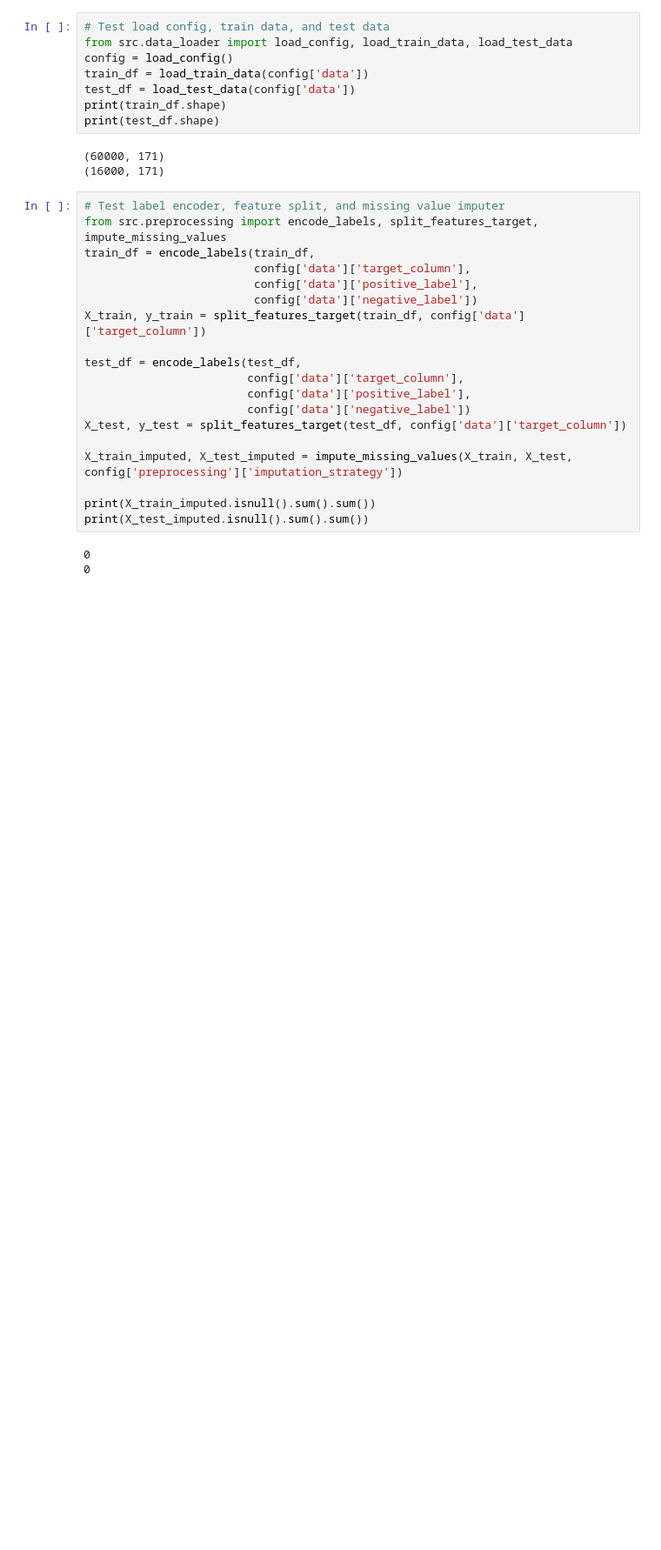
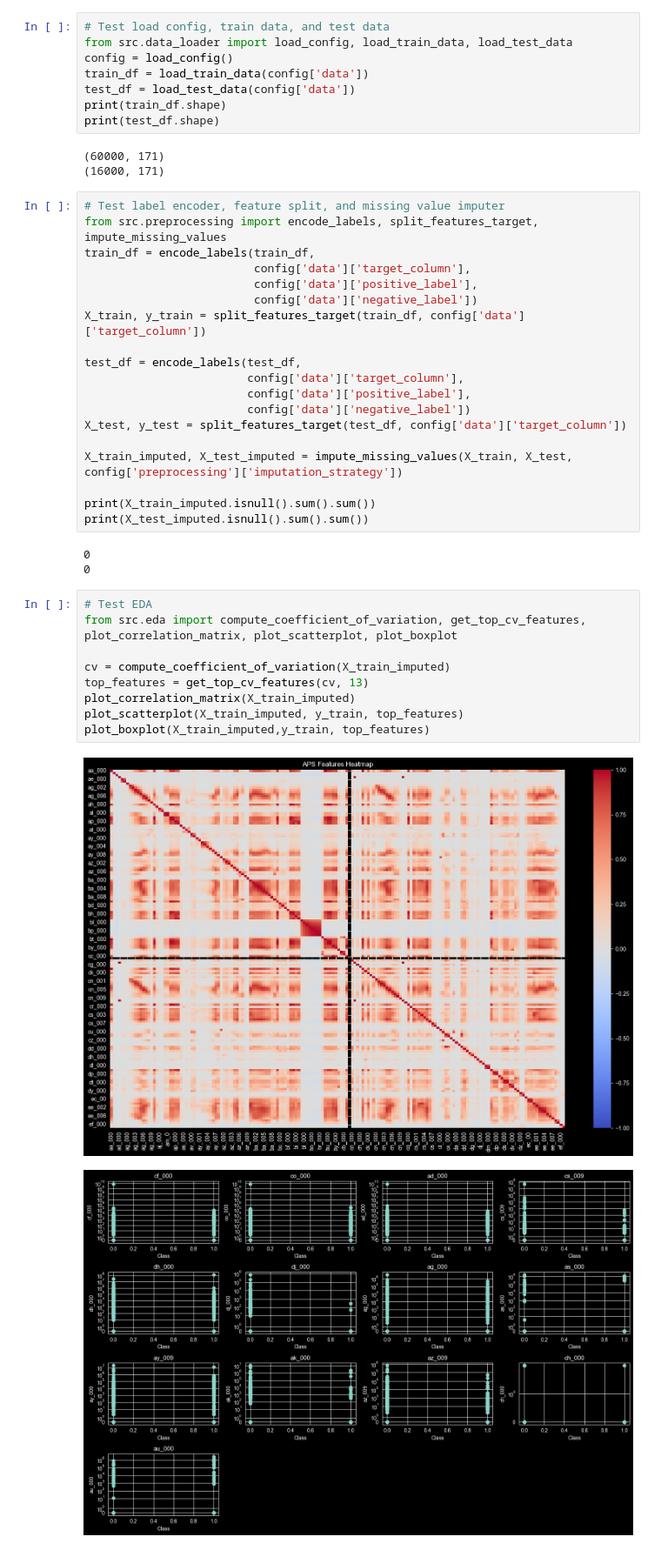
Before and after one commit to dennisdang5/aps-failure-prediction, a Jupyter notebook: notebooks/pipeline.ipynb, the cells around one changed output. Shown at 87% size. Drawn from its saved outputs; the diff is of its cells as text; blank space fills up the shorter version.

Commit message:
Finished: eda.py and random forest trainer

```diff
--- a/notebooks/pipeline.ipynb
+++ b/notebooks/pipeline.ipynb
@@ -41,3 +38,15 @@ print(X_test_imputed.isnull().sum().sum())
 # %% [output]
 0
 0
+# %%
+# Test EDA
+from src.eda import compute_coefficient_of_variation, get_top_cv_features, plot_correlation_matrix, plot_scatterplot, plot_boxplot
+
+cv = compute_coefficient_of_variation(X_train_imputed)
+top_features = get_top_cv_features(cv, 13)
+plot_correlation_matrix(X_train_imputed)
+plot_scatterplot(X_train_imputed, y_train, top_features)
+plot_boxplot(X_train_imputed,y_train, top_features)
+# %% [output]
+[figure, added]
+[figure, added]
```
Also changed, not shown: parts of 2 cells of this notebook, 3 other files.
